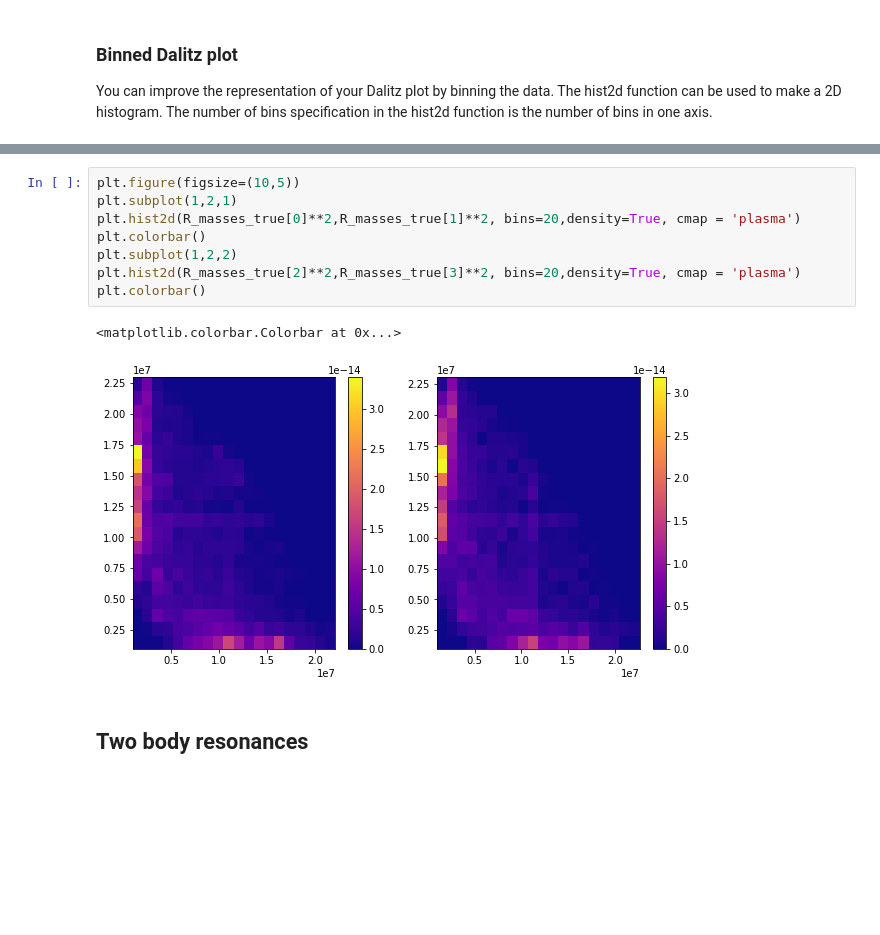
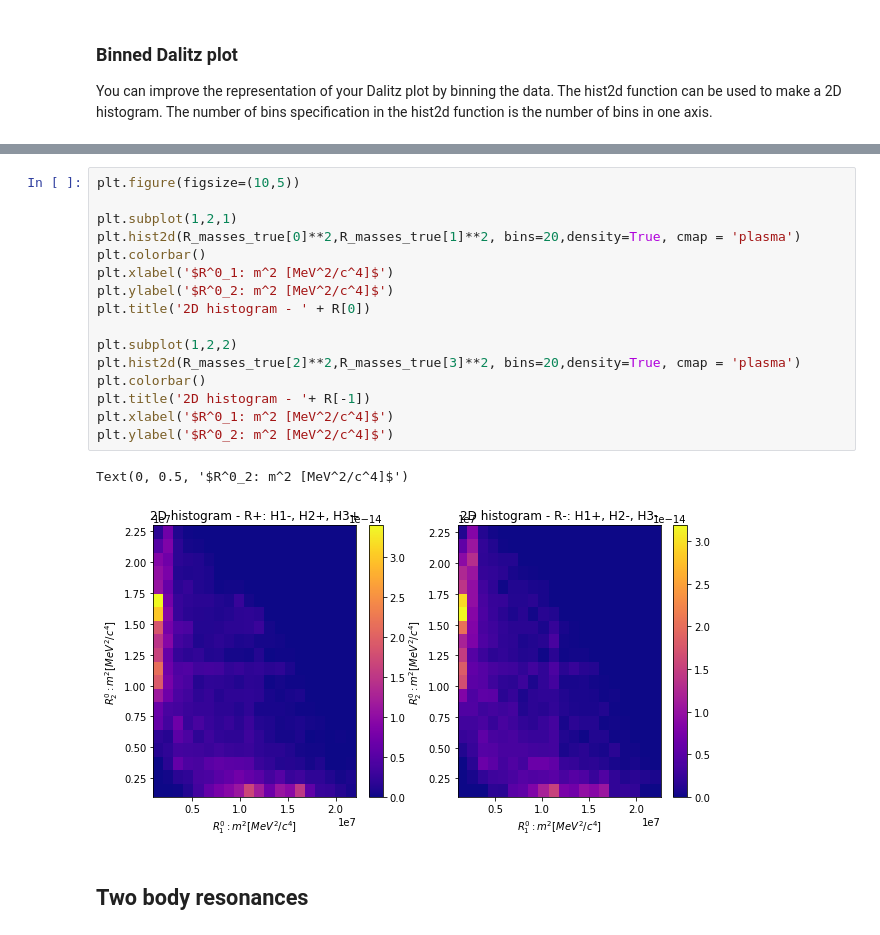
Before and after one commit to JTMalczewski/opendata-project-master, a Jupyter notebook: LHCb_Open_Data_Project.ipynb, the cells around one changed output, grey strips where cells are left out. Cells and saved outputs as stored; diff of their text form; blank space fills up the shorter version.

```diff
--- a/LHCb_Open_Data_Project.ipynb
+++ b/LHCb_Open_Data_Project.ipynb
@@ -661,14 +696,22 @@ plt.colorbar()
 # %%
 plt.figure(figsize=(10,5))
+
 plt.subplot(1,2,1)
 plt.hist2d(R_masses_true[0]**2,R_masses_true[1]**2, bins=20,density=True, cmap = 'plasma')
 plt.colorbar()
+plt.xlabel('$R^0_1: m^2 [MeV^2/c^4]$')
+plt.ylabel('$R^0_2: m^2 [MeV^2/c^4]$')
+plt.title('2D histogram - ' + R[0])
+
 plt.subplot(1,2,2)
 plt.hist2d(R_masses_true[2]**2,R_masses_true[3]**2, bins=20,density=True, cmap = 'plasma')
 plt.colorbar()
+plt.title('2D histogram - '+ R[-1])
+plt.xlabel('$R^0_1: m^2 [MeV^2/c^4]$')
+plt.ylabel('$R^0_2: m^2 [MeV^2/c^4]$')
 # %% [output]
-<matplotlib.colorbar.Colorbar at 0x...>
+Text(0, 0.5, '$R^0_2: m^2 [MeV^2/c^4]$')
-[figure, old version]
+[figure, new version]
 # %% [markdown]
 ## Two body resonances
 # %% [markdown]
```
Also changed, not shown: parts of 7 cells of this notebook.
